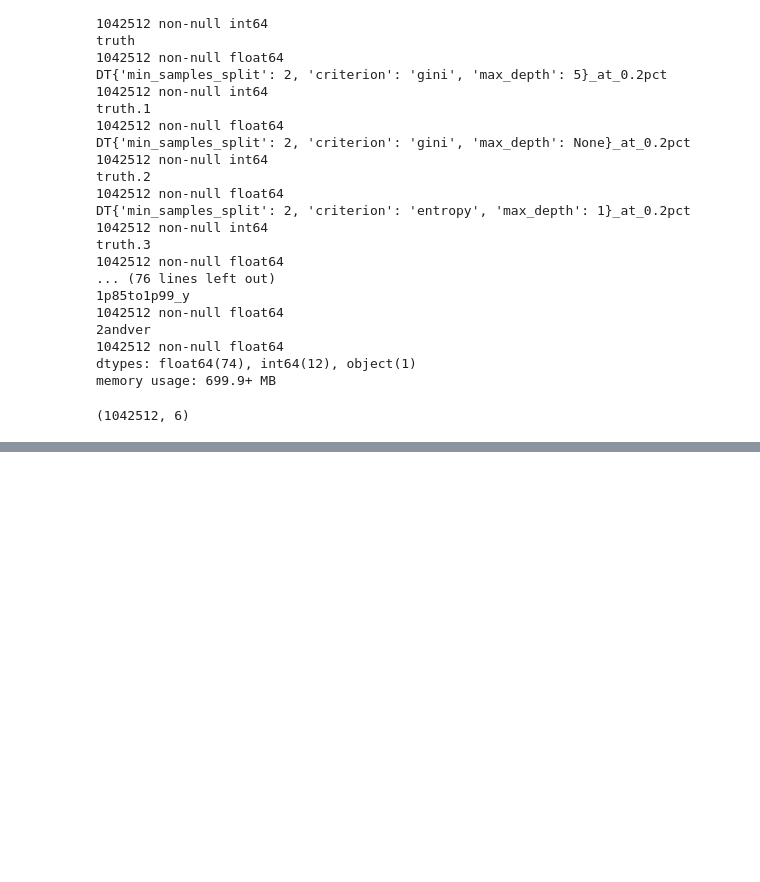
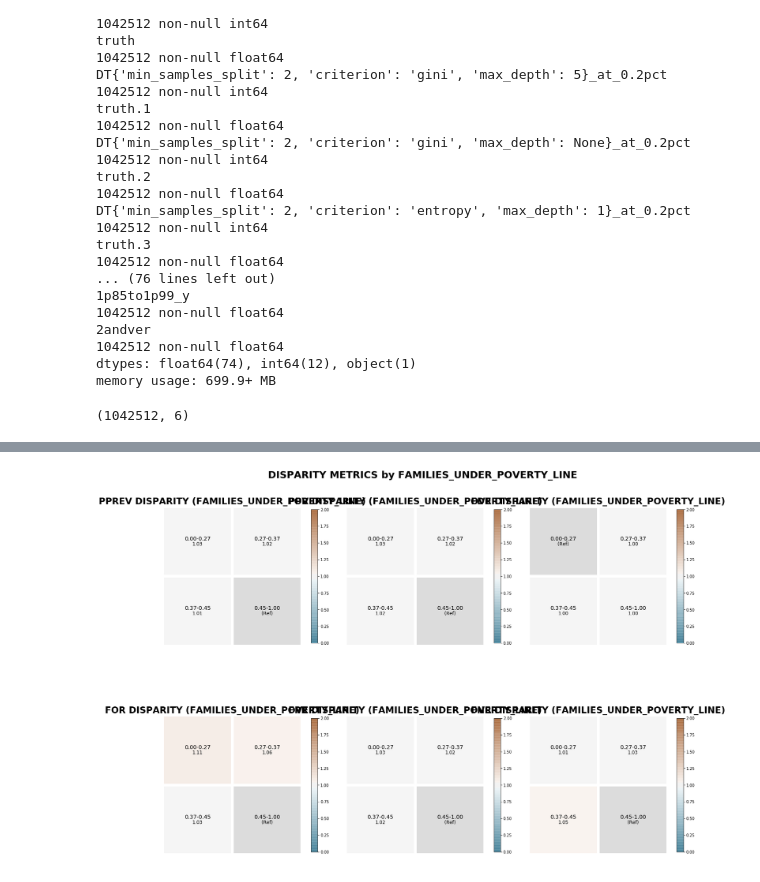
Before and after one commit to rachelwhaley/epa-rcra-violations, a Jupyter notebook: full_pipeline_files/aequitas_run_full.ipynb, the cells around one changed output, grey strips where cells are left out. Cells and saved outputs as stored; diff of their text form; code cells hidden in the pictures; blank space fills up the shorter version.

```diff
--- a/full_pipeline_files/aequitas_run_full.ipynb
+++ b/full_pipeline_files/aequitas_run_full.ipynb
@@ -168,0 +377,4 @@ Exception: get_crosstabs: input df was not preprocessed. There are non-string co
+# %%
+min_met = aqp.plot_disparity_all(min_metric_bdf, attributes=['families_under_poverty_line'], significance_alpha=0.05)
+# %% [output]
+[figure, added]
```
Also changed, not shown: parts of 36 cells of this notebook.
